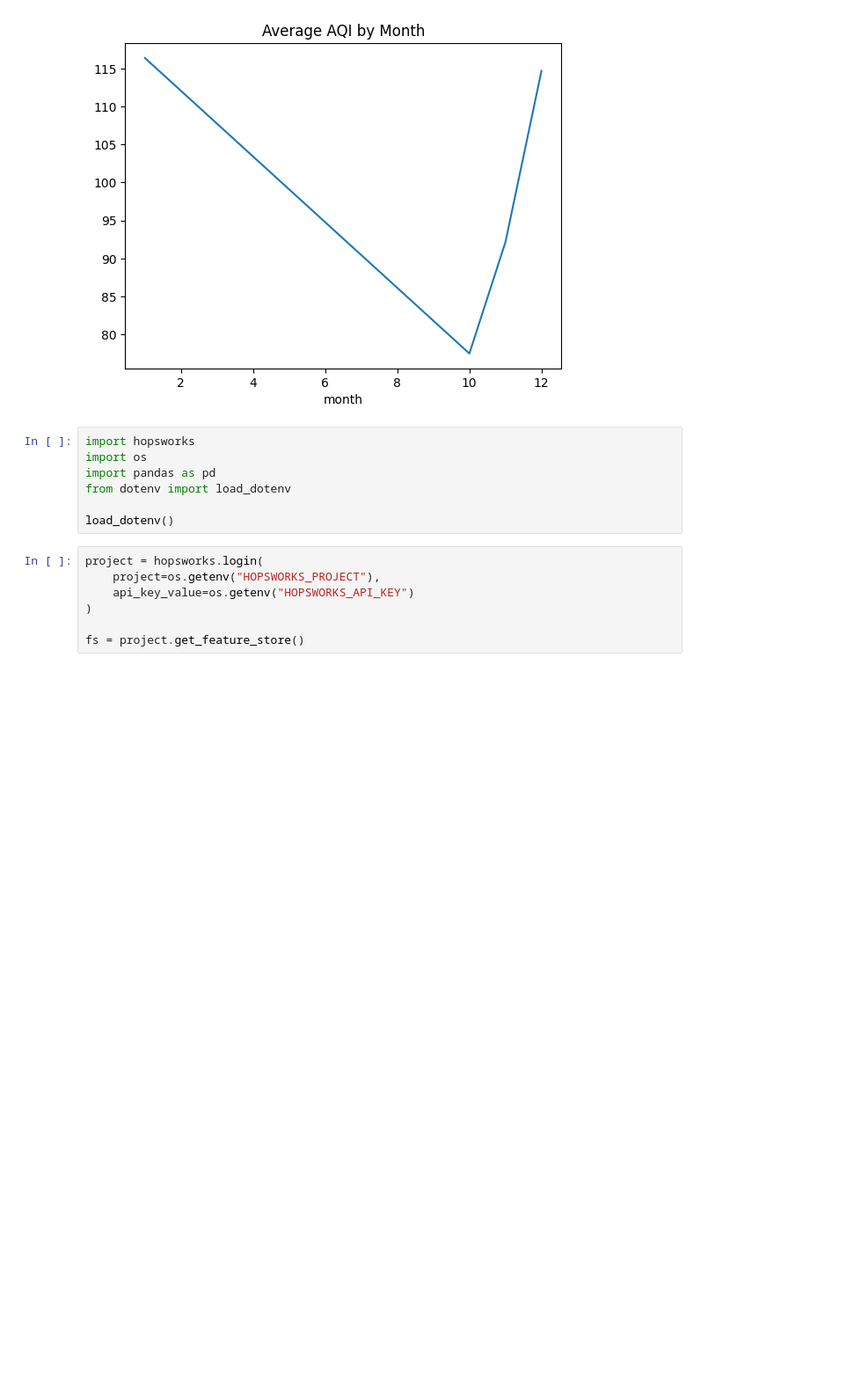
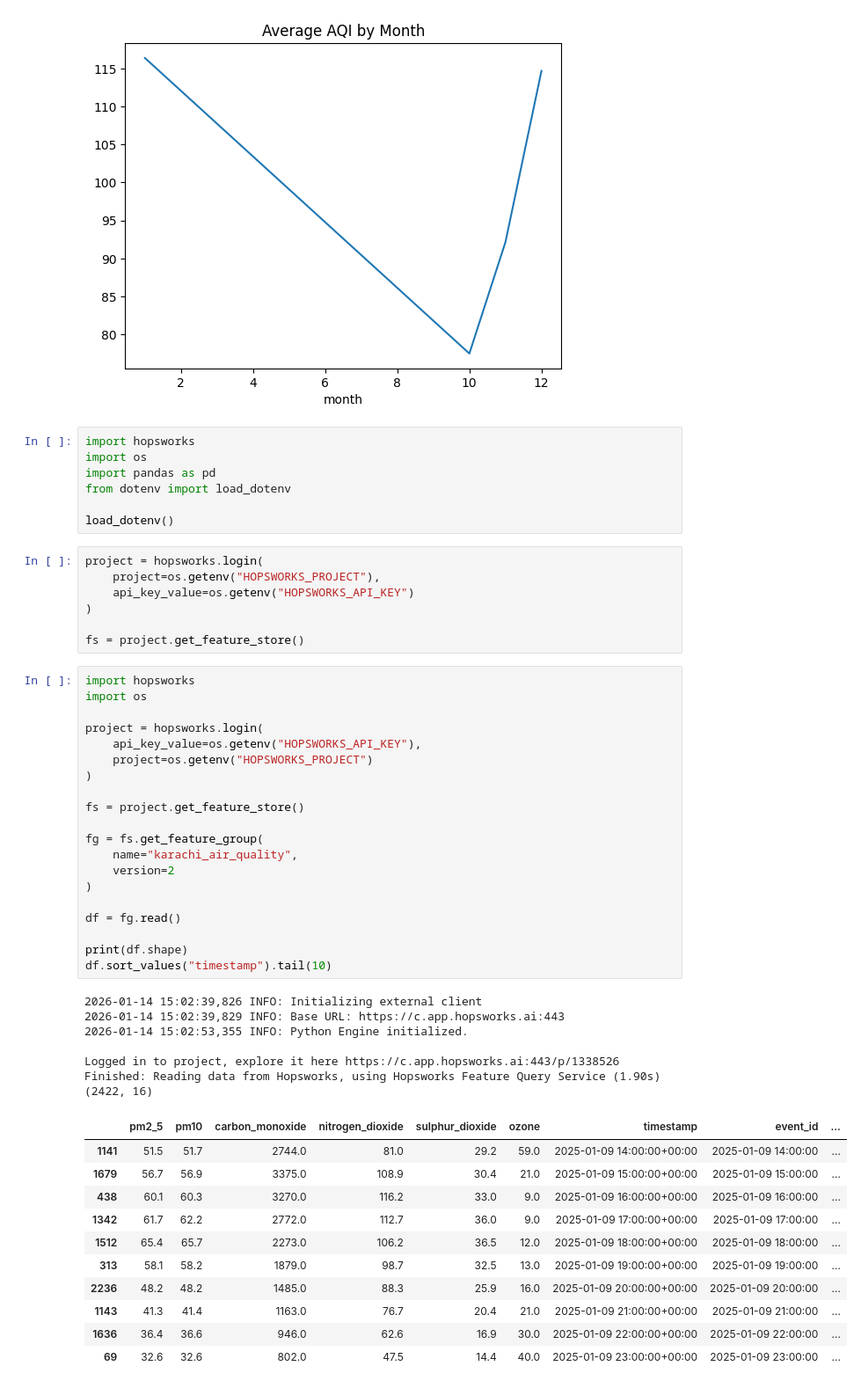
Before and after one commit to zeemen2724/AQI_Predictor, a Jupyter notebook: src/notebooks/eda.ipynb, the cells around one changed output. Shown at 88% size. Cells and saved outputs as stored; diff of their text form; blank space fills up the shorter version.

```diff
--- a/src/notebooks/eda.ipynb
+++ b/src/notebooks/eda.ipynb
@@ -204,3 +204,42 @@ project = hopsworks.login(
 )
 
 fs = project.get_feature_store()
+# %%
+import hopsworks
+import os
+
+project = hopsworks.login(
+    api_key_value=os.getenv("HOPSWORKS_API_KEY"),
+    project=os.getenv("HOPSWORKS_PROJECT")
+)
+
+fs = project.get_feature_store()
+
+fg = fs.get_feature_group(
+    name="karachi_air_quality",
+    version=2
+)
+
+df = fg.read()
+
+print(df.shape)
+df.sort_values("timestamp").tail(10)
+# %% [output]
+2026-01-14 15:02:39,826 INFO: Initializing external client
+2026-01-14 15:02:39,829 INFO: Base URL: https://c.app.hopsworks.ai:443
+2026-01-14 15:02:53,355 INFO: Python Engine initialized.
+
+Logged in to project, explore it here https://c.app.hopsworks.ai:443/p/1338526
+Finished: Reading data from Hopsworks, using Hopsworks Feature Query Service (1.90s)
+(2422, 16)
+|  | pm2_5 | pm10 | carbon_monoxide | nitrogen_dioxide | sulphur_dioxide | ozone | timestamp | event_id | ... |
+| 1141 | 51.5 | 51.7 | 2744.0 | 81.0 | 29.2 | 59.0 | 2025-01-09 14:00:00+00:00 | 2025-01-09 14:00:00 | ... |
+| 1679 | 56.7 | 56.9 | 3375.0 | 108.9 | 30.4 | 21.0 | 2025-01-09 15:00:00+00:00 | 2025-01-09 15:00:00 | ... |
+| 438 | 60.1 | 60.3 | 3270.0 | 116.2 | 33.0 | 9.0 | 2025-01-09 16:00:00+00:00 | 2025-01-09 16:00:00 | ... |
+| 1342 | 61.7 | 62.2 | 2772.0 | 112.7 | 36.0 | 9.0 | 2025-01-09 17:00:00+00:00 | 2025-01-09 17:00:00 | ... |
+| 1512 | 65.4 | 65.7 | 2273.0 | 106.2 | 36.5 | 12.0 | 2025-01-09 18:00:00+00:00 | 2025-01-09 18:00:00 | ... |
+| 313 | 58.1 | 58.2 | 1879.0 | 98.7 | 32.5 | 13.0 | 2025-01-09 19:00:00+00:00 | 2025-01-09 19:00:00 | ... |
+| 2236 | 48.2 | 48.2 | 1485.0 | 88.3 | 25.9 | 16.0 | 2025-01-09 20:00:00+00:00 | 2025-01-09 20:00:00 | ... |
+| 1143 | 41.3 | 41.4 | 1163.0 | 76.7 | 20.4 | 21.0 | 2025-01-09 21:00:00+00:00 | 2025-01-09 21:00:00 | ... |
+| 1636 | 36.4 | 36.6 | 946.0 | 62.6 | 16.9 | 30.0 | 2025-01-09 22:00:00+00:00 | 2025-01-09 22:00:00 | ... |
+| 69 | 32.6 | 32.6 | 802.0 | 47.5 | 14.4 | 40.0 | 2025-01-09 23:00:00+00:00 | 2025-01-09 23:00:00 | ... |
```
Also changed, not shown: parts of 2 cells of this notebook, 3 other files.
